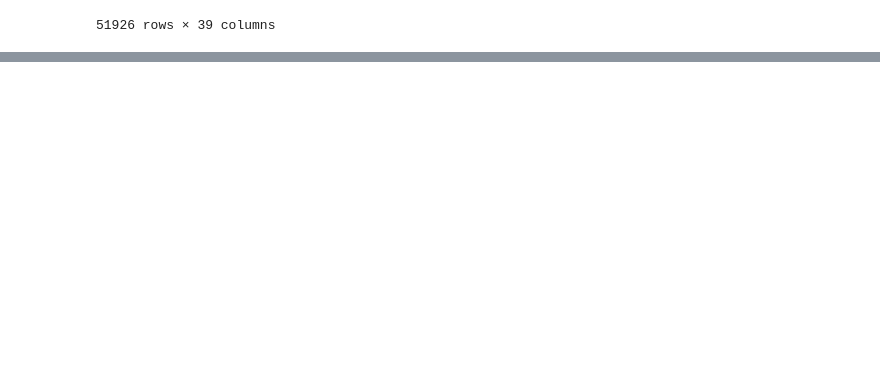
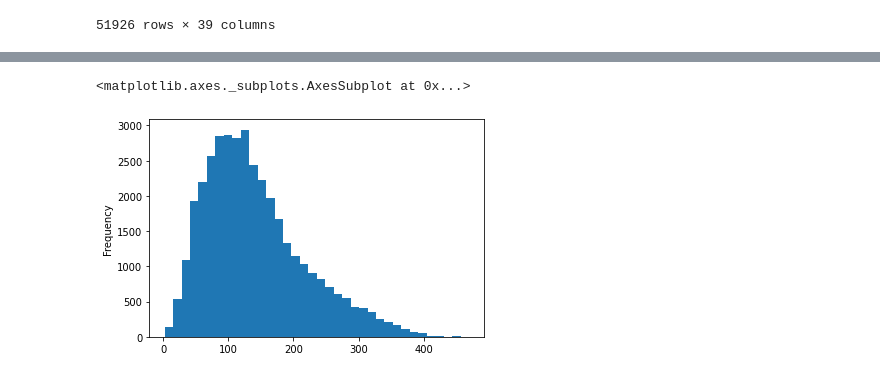
Before and after one commit to Luispabon88/Hackaton2022, a Jupyter notebook: Kung_fu_pandas.ipynb, the cells around one changed output, grey strips where cells are left out. Cells and saved outputs as stored; diff of their text form; code cells hidden in the pictures; blank space fills up the shorter version.

```diff
--- a/Kung_fu_pandas.ipynb
+++ b/Kung_fu_pandas.ipynb
@@ -345,0 +411,2 @@ df_deltaR_4mu
+# %%
+df_cutZ_4mu['rrrnMuon'] = df_cutZ_4mu.groupby(level = 0).run.transform('sum')
@@ -345,0 +419,17 @@ df_deltaR_4mu
+# %%
+df_cutZ_4mu = df_cutZ_4mu.loc[(df_cutZ_4mu['rrnMuon']==4)]
+# %%
+def create_H(df):
+  mu_pt = df['Muon_pt'].reset_index(drop = True).to_numpy()
+  mu_eta = df['Muon_eta'].reset_index(drop = True).to_numpy()
+  mu_phi = df['Muon_phi'].reset_index(drop = True).to_numpy()
+  mu_mass = df['Muon_mass'].reset_index(drop = True).to_numpy()
+  idx = df['Idx'].reset_index(drop = True).to_numpy()
+  dH = np.ones(idx.size)
+  H_mass = calc_massH(mu_pt[0],mu_eta[0],mu_phi[0],mu_mass[0],mu_pt[1],mu_eta[1],mu_phi[1],mu_mass[1],mu_pt[2],mu_eta[2],mu_phi[2],mu_mass[2],mu_pt[3],mu_eta[3],mu_phi[3],mu_mass[3])
+  dH = dH * H_mass
+  df = df.reset_index()
+  extra = pd.DataFrame(dH,columns = ['H_mass'])
+  final = pd.concat([df,extra], axis=1)
+  final.set_index(['entry','subentry'], drop = True, inplace = True)
+  return final
@@ -345,0 +451,3 @@ df_deltaR_4mu
+# %%
+df_withH_4mu = df_cutZ_4mu.groupby(level = 0).apply(create_H)
+df_withH_4mu
@@ -345,0 +469,5 @@ df_deltaR_4mu
+# %%
+df_withH_4mu['H_mass'].plot.hist(bins = 36)
+# %% [output]
+<matplotlib.axes._subplots.AxesSubplot at 0x...>
+[figure, added]
```
Also changed, not shown: parts of 8 cells of this notebook.
